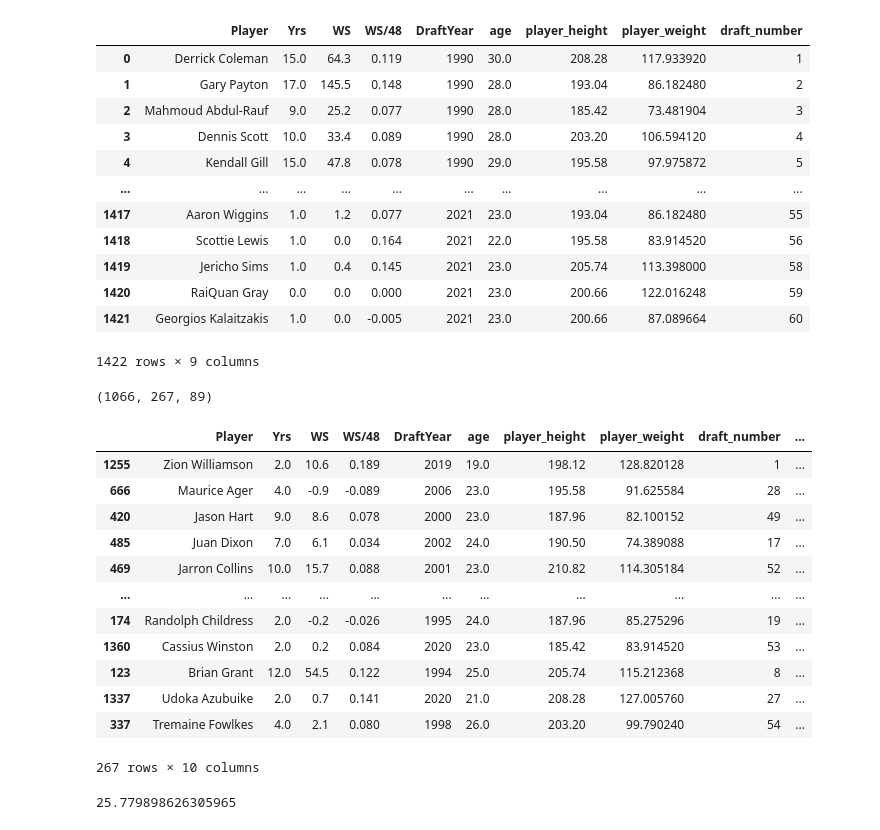
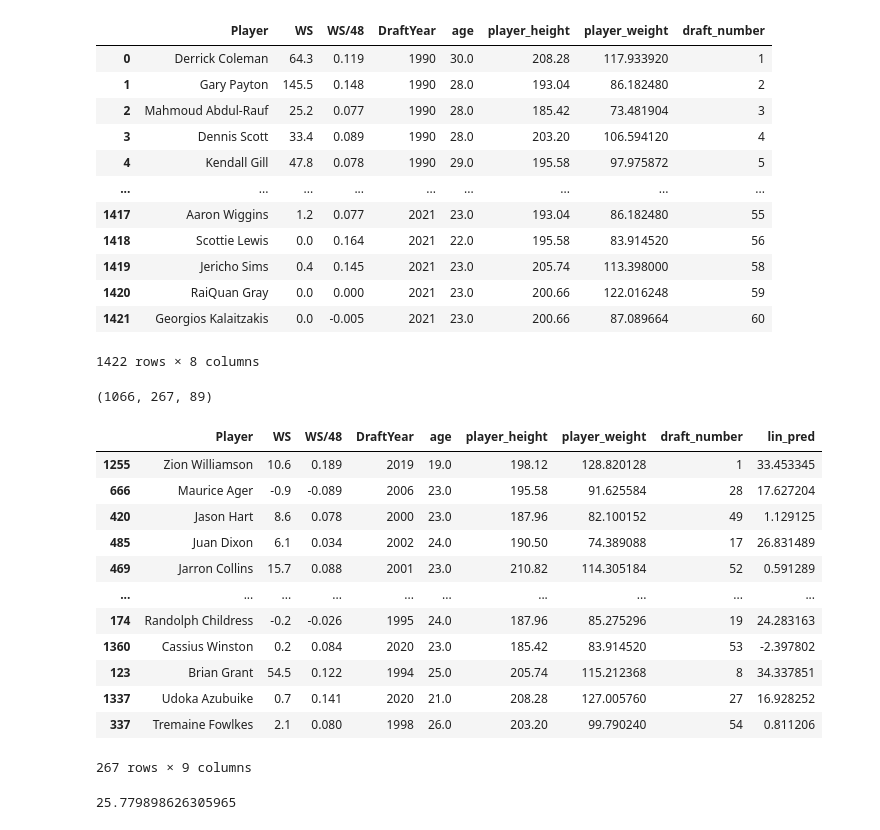
Before and after one commit to ethkrug/NBA-Draft-Model, a Jupyter notebook: NBADraft.ipynb, the cells around one changed output. Saved outputs shown, nothing was run; the diff lists cells and outputs as text; code cells hidden in the pictures.

```diff
--- a/NBADraft.ipynb
+++ b/NBADraft.ipynb
@@ -8,36 +8,36 @@ from undrafted_script import annual_undrafted
 # %%
 pd.set_option('display.max_rows', 100)
 draft_data = pd.read_csv('draft-data-20-years.csv')
 all_seasons_data = pd.read_csv('all_seasons.csv')
 
-draft_data = draft_data[['Player', 'Yrs', 'WS', 'WS/48','DraftYear']] #only keeping relevant columns
+draft_data = draft_data[['Player', 'WS', 'WS/48','DraftYear']] #only keeping relevant columns
 
 # Cleaning data
 all_seasons_data.rename(columns={'player_name': 'Player', 'draft_year': 'DraftYear'}, inplace=True)
 all_seasons_data = all_seasons_data[all_seasons_data['DraftYear'] != 'Undrafted']
 all_seasons_data['DraftYear'] = all_seasons_data['DraftYear'].astype(int)
 all_seasons_data = all_seasons_data.drop_duplicates(subset='Player', keep='first')
 all_seasons_data_sub = all_seasons_data[['Player', 'age', 'player_height', 'player_weight', 'draft_number', 'DraftYear']]
 
 # Combining both datasets
 df = pd.merge(draft_data, all_seasons_data_sub, on=['Player', 'DraftYear'],how='inner')
 df['draft_number'] = df['draft_number'].astype('int64')
 df=df.fillna(0)
 df
 # %% [output]
-|  | Player | Yrs | WS | WS/48 | DraftYear | age | player_height | player_weight | draft_number |
-| 0 | Derrick Coleman | 15.0 | 64.3 | 0.119 | 1990 | 30.0 | 208.28 | 117.933920 | 1 |
-| 1 | Gary Payton | 17.0 | 145.5 | 0.148 | 1990 | 28.0 | 193.04 | 86.182480 | 2 |
-| 2 | Mahmoud Abdul-Rauf | 9.0 | 25.2 | 0.077 | 1990 | 28.0 | 185.42 | 73.481904 | 3 |
-| 3 | Dennis Scott | 10.0 | 33.4 | 0.089 | 1990 | 28.0 | 203.20 | 106.594120 | 4 |
-| 4 | Kendall Gill | 15.0 | 47.8 | 0.078 | 1990 | 29.0 | 195.58 | 97.975872 | 5 |
-| ... | ... | ... | ... | ... | ... | ... | ... | ... | ... |
-| 1417 | Aaron Wiggins | 1.0 | 1.2 | 0.077 | 2021 | 23.0 | 193.04 | 86.182480 | 55 |
-| 1418 | Scottie Lewis | 1.0 | 0.0 | 0.164 | 2021 | 22.0 | 195.58 | 83.914520 | 56 |
-| 1419 | Jericho Sims | 1.0 | 0.4 | 0.145 | 2021 | 23.0 | 205.74 | 113.398000 | 58 |
-| 1420 | RaiQuan Gray | 0.0 | 0.0 | 0.000 | 2021 | 23.0 | 200.66 | 122.016248 | 59 |
-| 1421 | Georgios Kalaitzakis | 1.0 | 0.0 | -0.005 | 2021 | 23.0 | 200.66 | 87.089664 | 60 |
+|  | Player | WS | WS/48 | DraftYear | age | player_height | player_weight | draft_number |
+| 0 | Derrick Coleman | 64.3 | 0.119 | 1990 | 30.0 | 208.28 | 117.933920 | 1 |
+| 1 | Gary Payton | 145.5 | 0.148 | 1990 | 28.0 | 193.04 | 86.182480 | 2 |
+| 2 | Mahmoud Abdul-Rauf | 25.2 | 0.077 | 1990 | 28.0 | 185.42 | 73.481904 | 3 |
+| 3 | Dennis Scott | 33.4 | 0.089 | 1990 | 28.0 | 203.20 | 106.594120 | 4 |
+| 4 | Kendall Gill | 47.8 | 0.078 | 1990 | 29.0 | 195.58 | 97.975872 | 5 |
+| ... | ... | ... | ... | ... | ... | ... | ... | ... |
+| 1417 | Aaron Wiggins | 1.2 | 0.077 | 2021 | 23.0 | 193.04 | 86.182480 | 55 |
+| 1418 | Scottie Lewis | 0.0 | 0.164 | 2021 | 22.0 | 195.58 | 83.914520 | 56 |
+| 1419 | Jericho Sims | 0.4 | 0.145 | 2021 | 23.0 | 205.74 | 113.398000 | 58 |
+| 1420 | RaiQuan Gray | 0.0 | 0.000 | 2021 | 23.0 | 200.66 | 122.016248 | 59 |
+| 1421 | Georgios Kalaitzakis | 0.0 | -0.005 | 2021 | 23.0 | 200.66 | 87.089664 | 60 |
-1422 rows × 9 columns
+1422 rows × 8 columns
 # %%
 # Selecting model inputs and training sample
 model_inputs =['age', 'player_height', 'player_weight', 'draft_number']
@@ -73,19 +73,19 @@ lin_pred = lin_model.predict(x_dev[model_inputs])
 x_dev['lin_pred'] = lin_pred
 x_dev
 # %% [output]
-|  | Player | Yrs | WS | WS/48 | DraftYear | age | player_height | player_weight | draft_number | ... |
-| 1255 | Zion Williamson | 2.0 | 10.6 | 0.189 | 2019 | 19.0 | 198.12 | 128.820128 | 1 | ... |
-| 666 | Maurice Ager | 4.0 | -0.9 | -0.089 | 2006 | 23.0 | 195.58 | 91.625584 | 28 | ... |
-| 420 | Jason Hart | 9.0 | 8.6 | 0.078 | 2000 | 23.0 | 187.96 | 82.100152 | 49 | ... |
-| 485 | Juan Dixon | 7.0 | 6.1 | 0.034 | 2002 | 24.0 | 190.50 | 74.389088 | 17 | ... |
-| 469 | Jarron Collins | 10.0 | 15.7 | 0.088 | 2001 | 23.0 | 210.82 | 114.305184 | 52 | ... |
-| ... | ... | ... | ... | ... | ... | ... | ... | ... | ... | ... |
-| 174 | Randolph Childress | 2.0 | -0.2 | -0.026 | 1995 | 24.0 | 187.96 | 85.275296 | 19 | ... |
-| 1360 | Cassius Winston | 2.0 | 0.2 | 0.084 | 2020 | 23.0 | 185.42 | 83.914520 | 53 | ... |
-| 123 | Brian Grant | 12.0 | 54.5 | 0.122 | 1994 | 25.0 | 205.74 | 115.212368 | 8 | ... |
-| 1337 | Udoka Azubuike | 2.0 | 0.7 | 0.141 | 2020 | 21.0 | 208.28 | 127.005760 | 27 | ... |
-| 337 | Tremaine Fowlkes | 4.0 | 2.1 | 0.080 | 1998 | 26.0 | 203.20 | 99.790240 | 54 | ... |
+|  | Player | WS | WS/48 | DraftYear | age | player_height | player_weight | draft_number | lin_pred |
+| 1255 | Zion Williamson | 10.6 | 0.189 | 2019 | 19.0 | 198.12 | 128.820128 | 1 | 33.453345 |
+| 666 | Maurice Ager | -0.9 | -0.089 | 2006 | 23.0 | 195.58 | 91.625584 | 28 | 17.627204 |
+| 420 | Jason Hart | 8.6 | 0.078 | 2000 | 23.0 | 187.96 | 82.100152 | 49 | 1.129125 |
+| 485 | Juan Dixon | 6.1 | 0.034 | 2002 | 24.0 | 190.50 | 74.389088 | 17 | 26.831489 |
+| 469 | Jarron Collins | 15.7 | 0.088 | 2001 | 23.0 | 210.82 | 114.305184 | 52 | 0.591289 |
+| ... | ... | ... | ... | ... | ... | ... | ... | ... | ... |
+| 174 | Randolph Childress | -0.2 | -0.026 | 1995 | 24.0 | 187.96 | 85.275296 | 19 | 24.283163 |
+| 1360 | Cassius Winston | 0.2 | 0.084 | 2020 | 23.0 | 185.42 | 83.914520 | 53 | -2.397802 |
+| 123 | Brian Grant | 54.5 | 0.122 | 1994 | 25.0 | 205.74 | 115.212368 | 8 | 34.337851 |
+| 1337 | Udoka Azubuike | 0.7 | 0.141 | 2020 | 21.0 | 208.28 | 127.005760 | 27 | 16.928252 |
+| 337 | Tremaine Fowlkes | 2.1 | 0.080 | 1998 | 26.0 | 203.20 | 99.790240 | 54 | 0.811206 |
-267 rows × 10 columns
+267 rows × 9 columns
 # %%
 # Finding mean squared error
 lin_reg_RMSE = np.sqrt(np.nanmean(np.square(lin_model.predict(x_train[model_inputs]) - x_train['WS'])))
```
Also changed, not shown: parts of 4 cells of this notebook.
